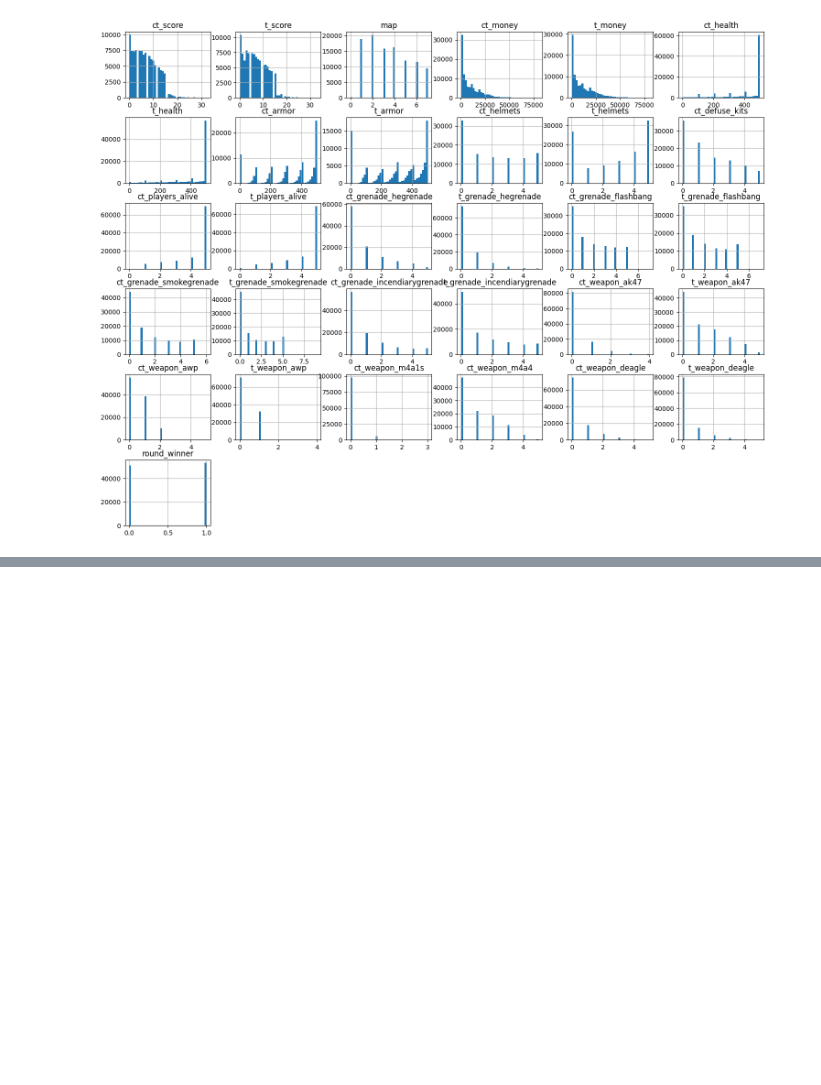
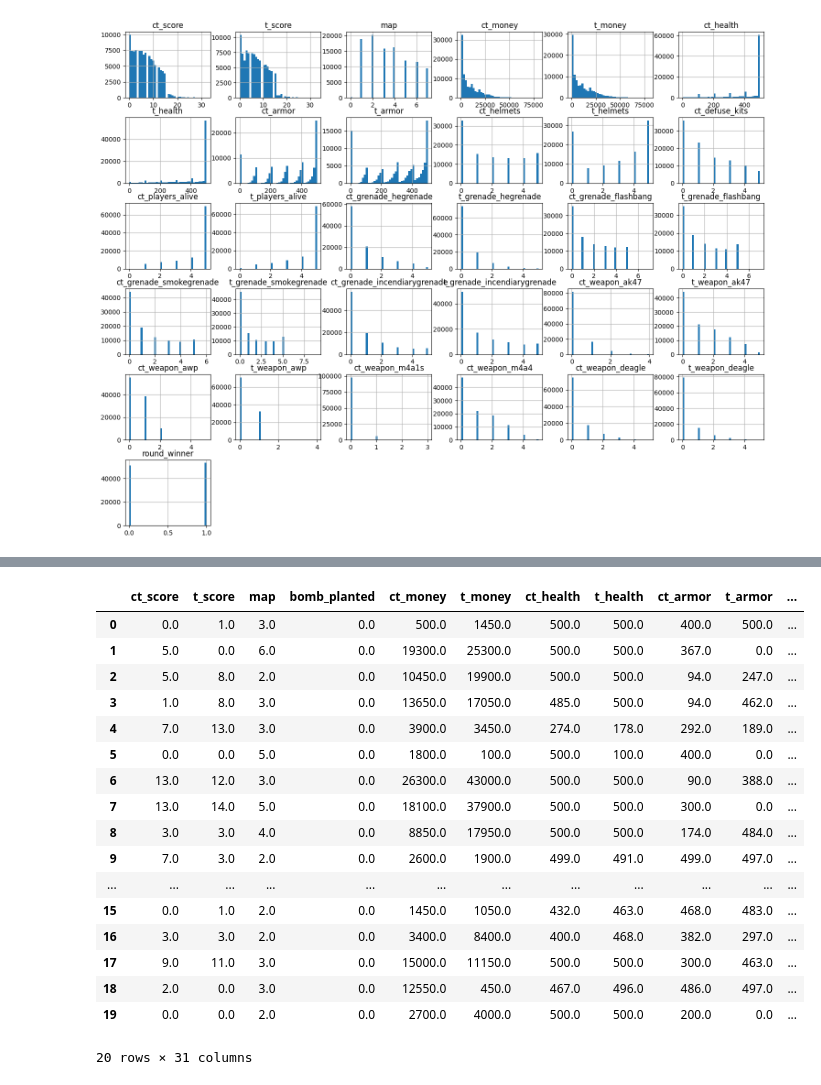
Before and after one commit to PNUAITeam13/CS-GO_Round_Winner_Clustering, a Jupyter notebook: csgo_rounds_winner.ipynb, the cells around one changed output, grey strips where cells are left out. Saved outputs shown, nothing was run; the diff lists cells and outputs as text; code cells hidden in the pictures; blank space fills up the shorter version.

Commit message:
[STARTAI-30] Added data transformation

```diff
--- a/csgo_rounds_winner.ipynb
+++ b/csgo_rounds_winner.ipynb
@@ -40,13 +40,26 @@ Data columns (total 97 columns):
 dtypes: bool(1), float64(94), object(2)
 memory usage: 76.3+ MB
 # %%
-unused_columns = ["ct_weapon_r8revolver", "t_weapon_r8revolver", "t_weapon_usps", "ct_weapon_p2000", "t_weapon_p2000", "ct_weapon_negev",                  "t_weapon_negev", "ct_weapon_mp5sd", "t_weapon_mp5sd", "ct_weapon_m249", "t_weapon_m249", "ct_weapon_g3sg1", "t_weapon_g3sg1",                "ct_weapon_cz75auto", "t_weapon_cz75auto", "ct_weapon_bizon", "t_weapon_bizon", "ct_weapon_elite", "t_weapon_elite", "ct_weapon_nova", "t_weapon_nova", "ct_weapon_sawedoff", "t_weapon_sawedoff", "ct_weapon_scar20", "t_weapon_scar20", "ct_weapon_tec9", "t_weapon_fiveseven", "ct_weapon_mag7", "t_weapon_mag7", "ct_weapon_p90", "t_weapon_p90", "ct_weapon_glock", "t_weapon_glock","ct_weapon_ump45", "t_weapon_ump45", "ct_weapon_usps", "t_weapon_usps", "ct_weapon_fiveseven", "ct_weapon_xm1014", "t_weapon_xm1014", "ct_weapon_galilar", "t_weapon_galilar", "ct_weapon_famas", "t_weapon_famas", "ct_weapon_mac10", "t_weapon_mp7", "t_weapon_mp9", "ct_grenade_decoygrenade", "t_grenade_decoygrenade", "t_weapon_tec9", "t_weapon_aug", "t_weapon_m4a1s", "t_weapon_m4a4", "ct_weapon_mp9", "ct_weapon_mp7", "ct_weapon_sg553", "ct_weapon_p250", "t_weapon_p250"]
+unused_columns = ["ct_weapon_r8revolver", "t_weapon_r8revolver", "t_weapon_usps", "ct_weapon_p2000", "t_weapon_p2000",
+                  "ct_weapon_negev", "t_weapon_negev", "ct_weapon_mp5sd", "t_weapon_mp5sd", "ct_weapon_m249",
+                  "t_weapon_m249", "ct_weapon_g3sg1", "t_weapon_g3sg1", "ct_weapon_cz75auto", "t_weapon_cz75auto",
+                  "ct_weapon_bizon", "t_weapon_bizon", "ct_weapon_elite", "t_weapon_elite", "ct_weapon_nova",
+                  "t_weapon_nova", "ct_weapon_sawedoff", "t_weapon_sawedoff", "ct_weapon_scar20", "t_weapon_scar20",
+                  "ct_weapon_tec9", "t_weapon_fiveseven", "ct_weapon_mag7", "t_weapon_mag7", "ct_weapon_p90",
+                  "t_weapon_p90", "ct_weapon_glock", "t_weapon_glock", "ct_weapon_ump45", "t_weapon_ump45",
+                  "ct_weapon_usps", "t_weapon_usps", "ct_weapon_fiveseven", "ct_weapon_xm1014", "t_weapon_xm1014",
+                  "ct_weapon_galilar", "t_weapon_galilar", "ct_weapon_famas", "t_weapon_famas", "ct_weapon_mac10",
+                  "t_weapon_mp7", "t_weapon_mp9", "ct_grenade_decoygrenade", "t_grenade_decoygrenade", "t_weapon_tec9",
+                  "t_weapon_aug", "t_weapon_m4a1s", "t_weapon_m4a4", "ct_weapon_mp9", "ct_weapon_mp7",
+                  "ct_weapon_sg553", "ct_weapon_p250", "t_weapon_p250"]
 # %%
 data_train_uwu = data_train.copy()
 # %%
 data_train_uwu = data_train_uwu.drop(unused_columns, axis=1)
-data_train_uwu["ct_grenade_incendiarygrenade"] = data_train_uwu["ct_grenade_incendiarygrenade"] + data_train_uwu["ct_grenade_molotovgrenade"]
-data_train_uwu["t_grenade_incendiarygrenade"] = data_train_uwu["t_grenade_incendiarygrenade"] + data_train_uwu["t_grenade_molotovgrenade"]
+data_train_uwu["ct_grenade_incendiarygrenade"] = data_train_uwu["ct_grenade_incendiarygrenade"] + data_train_uwu[
+    "ct_grenade_molotovgrenade"]
+data_train_uwu["t_grenade_incendiarygrenade"] = data_train_uwu["t_grenade_incendiarygrenade"] + data_train_uwu[
+    "t_grenade_molotovgrenade"]
 data_train_uwu = data_train_uwu.drop(["ct_grenade_molotovgrenade", "t_grenade_molotovgrenade"], axis=1)
 # %%
 data_train = data_train_uwu.copy()
@@ -79,7 +92,12 @@ Data columns (total 38 columns):
 dtypes: bool(1), float64(35), object(2)
 memory usage: 29.5+ MB
 # %%
-features = ["ct_score", "t_score", "map", "bomb_planted", "ct_money", "t_money", "ct_health", "t_health", "ct_armor", "t_armor", "ct_helmets", "t_helmets", "ct_defuse_kits", "ct_players_alive", "t_players_alive", "ct_grenade_hegrenade", "t_grenade_hegrenade", "ct_grenade_flashbang", "t_grenade_flashbang", "ct_grenade_smokegrenade", "t_grenade_smokegrenade", "ct_grenade_incendiarygrenade", "t_grenade_incendiarygrenade", "ct_weapon_ak47", "t_weapon_ak47", "ct_weapon_awp", "t_weapon_awp", "ct_weapon_m4a1s", "ct_weapon_m4a4", "ct_weapon_deagle", "t_weapon_deagle"]
+features = ["ct_score", "t_score", "map", "bomb_planted", "ct_money", "t_money", "ct_health", "t_health", "ct_armor",
+            "t_armor", "ct_helmets", "t_helmets", "ct_defuse_kits", "ct_players_alive", "t_players_alive",
+            "ct_grenade_hegrenade", "t_grenade_hegrenade", "ct_grenade_flashbang", "t_grenade_flashbang",
+            "ct_grenade_smokegrenade", "t_grenade_smokegrenade", "ct_grenade_incendiarygrenade",
+            "t_grenade_incendiarygrenade", "ct_weapon_ak47", "t_weapon_ak47", "ct_weapon_awp", "t_weapon_awp",
+            "ct_weapon_m4a1s", "ct_weapon_m4a4", "ct_weapon_deagle", "t_weapon_deagle"]
 # %%
 data_train = data_train[list(features) + ["round_winner"]]
 data_train_y = data_train["round_winner"]
@@ -112,0 +153,26 @@ vizual.hist()
+# %%
+from data_transformer.DataTransformer import DataTransformer
+transformer = DataTransformer()
+
+data_train_X = transformer.use_ordinal_encoder(data_train_X, ["map", "bomb_planted"]).get_data()
+# %%
+data_train_X.head(20)
+# %% [output]
+|  | ct_score | t_score | map | bomb_planted | ct_money | t_money | ct_health | t_health | ct_armor | t_armor | ... |
+| 0 | 0.0 | 1.0 | 3.0 | 0.0 | 500.0 | 1450.0 | 500.0 | 500.0 | 400.0 | 500.0 | ... |
+| 1 | 5.0 | 0.0 | 6.0 | 0.0 | 19300.0 | 25300.0 | 500.0 | 500.0 | 367.0 | 0.0 | ... |
+| 2 | 5.0 | 8.0 | 2.0 | 0.0 | 10450.0 | 19900.0 | 500.0 | 500.0 | 94.0 | 247.0 | ... |
+| 3 | 1.0 | 8.0 | 3.0 | 0.0 | 13650.0 | 17050.0 | 485.0 | 500.0 | 94.0 | 462.0 | ... |
+| 4 | 7.0 | 13.0 | 3.0 | 0.0 | 3900.0 | 3450.0 | 274.0 | 178.0 | 292.0 | 189.0 | ... |
+| 5 | 0.0 | 0.0 | 5.0 | 0.0 | 1800.0 | 100.0 | 500.0 | 100.0 | 400.0 | 0.0 | ... |
+| 6 | 13.0 | 12.0 | 3.0 | 0.0 | 26300.0 | 43000.0 | 500.0 | 500.0 | 90.0 | 388.0 | ... |
+| 7 | 13.0 | 14.0 | 5.0 | 0.0 | 18100.0 | 37900.0 | 500.0 | 500.0 | 300.0 | 0.0 | ... |
+| 8 | 3.0 | 3.0 | 4.0 | 0.0 | 8850.0 | 17950.0 | 500.0 | 500.0 | 174.0 | 484.0 | ... |
+| 9 | 7.0 | 3.0 | 2.0 | 0.0 | 2600.0 | 1900.0 | 499.0 | 491.0 | 499.0 | 497.0 | ... |
+| ... | ... | ... | ... | ... | ... | ... | ... | ... | ... | ... | ... |
+| 15 | 0.0 | 1.0 | 2.0 | 0.0 | 1450.0 | 1050.0 | 432.0 | 463.0 | 468.0 | 483.0 | ... |
+| 16 | 3.0 | 3.0 | 2.0 | 0.0 | 3400.0 | 8400.0 | 400.0 | 468.0 | 382.0 | 297.0 | ... |
+| 17 | 9.0 | 11.0 | 3.0 | 0.0 | 15000.0 | 11150.0 | 500.0 | 500.0 | 300.0 | 463.0 | ... |
+| 18 | 2.0 | 0.0 | 3.0 | 0.0 | 12550.0 | 450.0 | 467.0 | 496.0 | 486.0 | 497.0 | ... |
+| 19 | 0.0 | 0.0 | 2.0 | 0.0 | 2700.0 | 4000.0 | 500.0 | 500.0 | 200.0 | 0.0 | ... |
+20 rows × 31 columns
```
Also changed, not shown: parts of 2 cells of this notebook.
